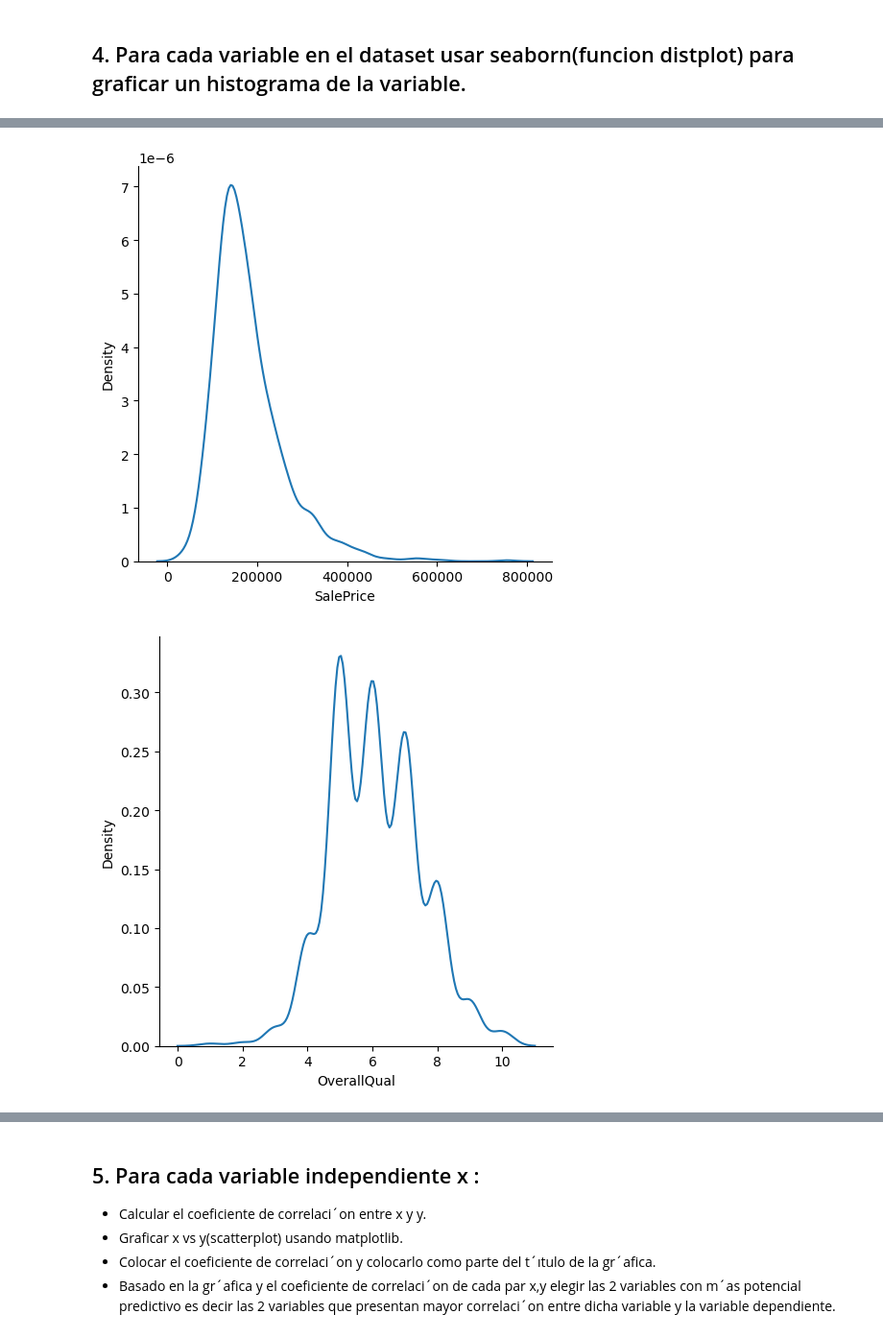
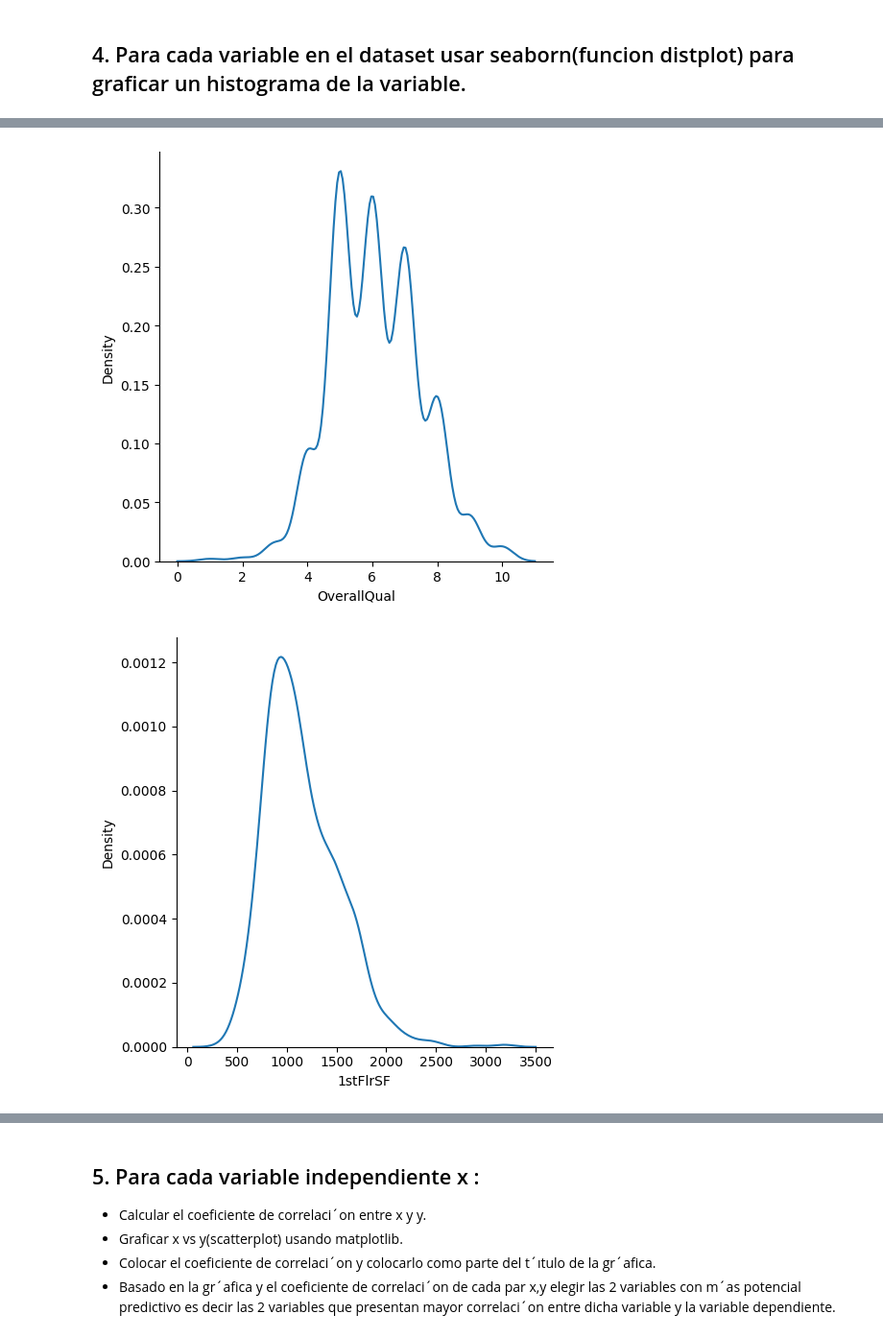
Before and after one commit to brandonfuentes97/proyecto_final_regresion, a Jupyter notebook: proyecto_regresion_cd.ipynb, the cells around one changed output, grey strips where cells are left out. Shown: that part at 96% size. Saved outputs shown, nothing was run; the diff lists cells and outputs as text; code cells hidden in the pictures.

```diff
--- a/proyecto_regresion_cd.ipynb
+++ b/proyecto_regresion_cd.ipynb
@@ -21,4 +23,4 @@ path_root = os.getcwd()
 file_name = 'proyecto_training_data.npy'
 full_path = f"{path_root}\\{file_name}"
 
-training_data = np.load(full_path)
+data = np.load(full_path)
@@ -33,15 +36,13 @@ training_data.shape
 # 80% = 1420
 # 20% = 292
 
-x,y = training_data.shape
+x,y = data.shape
 #print(x,y)
 
 x = int(x*0.8)
 
+data_train = data[0:x,:]
+data_test = data[x:,:]
 
-train = training_data[0:x,:]
-test = training_data[x:,:]
-
-print(train.shape)
-print(test.shape)
+print('Train data: ', data_train.shape, "\n",'Test data:', data_test.shape)
 # %% [output]
@@ -71,0 +53,7 @@ df_train
+# %%
+cols_name = np.array(['SalePrice', 'OverallQual', '1stFlrSF', 'TotRmsAbvGrd', 'YearBuilt', 'LotFrontage'])
+
+df_train = pd.DataFrame(data_train, columns=cols_name)
+df_test = pd.DataFrame(data_test, columns=cols_name)
+
+df_train.head()
@@ -97,8 +92,9 @@ df_t.describe()
 def displayGraphics(df):
     columnas = df.columns.values
     for i in columnas:
-        sns.displot(df, x=df[i], kind="kde")
+        sns.displot(df[i], kind="kde")
+
         plt.show()
 # %%
-displayGraphics(df_t)
+displayGraphics(df_train)
 # %% [output]
@@ -106,2 +102,2 @@ displayGraphics(df_t)
-[figure, old version]
+[figure, new version]
-[figure, old version]
+[figure, new version]
```
Also changed, not shown: parts of 11 cells of this notebook.
